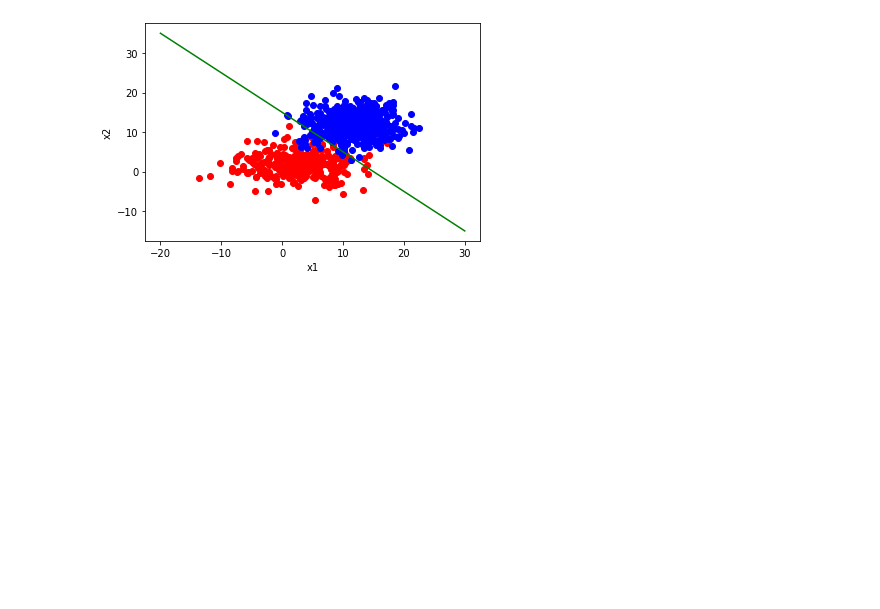
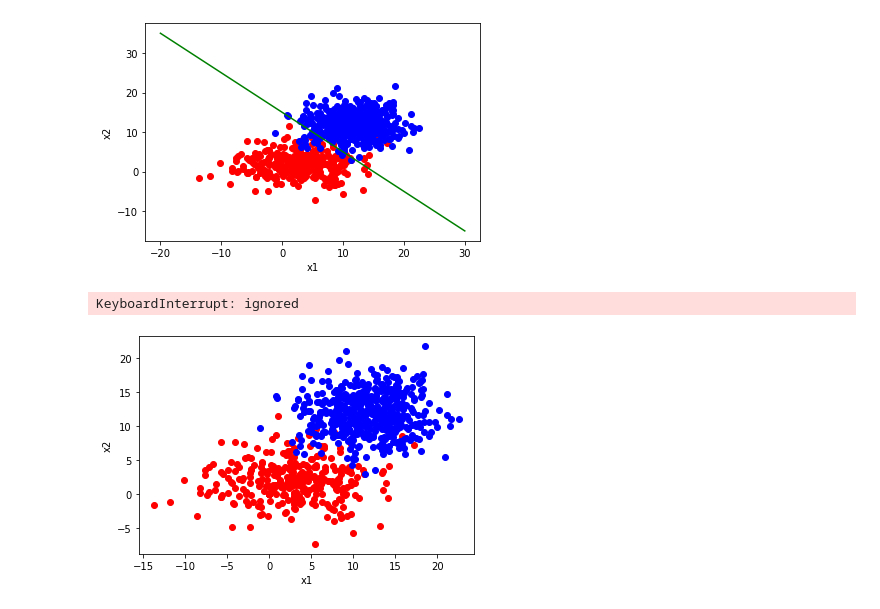
Before and after one commit to yuki86/robotica, a Jupyter notebook: perception.ipynb, the cells around one changed output. Drawn from its saved outputs; the diff is of its cells as text; code cells hidden in the pictures; blank space fills up the shorter version.

```diff
--- a/perception.ipynb
+++ b/perception.ipynb
@@ -103,3 +103,73 @@ print ("Fim\n")
 -1.0   15.0   13   21   34
 Fim
 [figure]
+# %%
+import numpy as np
+import matplotlib.pyplot as plt
+import csv
+
+x1_range = np.linspace(-20,30,200)
+
+f = open('amostraB.csv', 'r')
+with f:
+    reader = csv.reader(f, delimiter=",")
+    rowsA = len(list(reader))
+
+f = open('amostraA.csv', 'r')
+with f:
+    reader = csv.reader(f, delimiter=",")
+    Ax1 = np.zeros(rowsA)
+    Ax2 = np.zeros(rowsA)
+    cont = 0
+    for row in reader:
+        Ax1[cont] = row[0]
+        Ax2[cont] = row[1]
+        cont = cont + 1
+
+f = open('amostraB.csv', 'r')
+with f:
+    reader = csv.reader(f, delimiter=",")
+    rowsB = len(list(reader))
+f = open('amostraB.csv', 'r')
+with f:
+    reader = csv.reader(f, delimiter=",")
+    Bx1 = np.zeros(rowsA)
+    Bx2 = np.zeros(rowsA)
+    cont = 0
+    for row in reader:
+        Bx1[cont] = row[0]
+        Bx2[cont] = row[1]
+
+        cont = cont + 1
+
+plt.plot(Ax1, Ax2,'ro',color = 'red')
+plt.plot(Bx1, Bx2,'ro',color = 'blue')
+plt.xlabel('x1')
+plt.ylabel('x2')
+
+a= -1.0
+a_delta =  0.001
+erro_min = 28
+while (a< 1.0):
+    b = 14.9
+    b_delta =  0.001
+    while (b < 15.2):
+        contErrA = 0
+        for index in range(0, len(Ax1)):
+            if (Ax2[index] > (Ax1[index]*a + b) ):
+                contErrA = contErrA + 1
+        contErrB = 0
+        for index in range(0, len(Bx1)):
+            if (Bx2[index] < (Bx1[index]*a + b) ):
+                contErrB = contErrB + 1
+        err_Total = contErrA + contErrB
+        if ( err_Total < erro_min ):
+            print(a, " ",b," ", contErrA," ",contErrB," ",err_Total ,end="\n")
+            plt.plot(x1_range, a*x1_range + b, '-g')
+            erro_min = err_Total
+        b = b + b_delta
+    a = a + a_delta
+print ("Fim\n")
+# %% [output]
+KeyboardInterrupt: ignored
+[figure, added]
```
